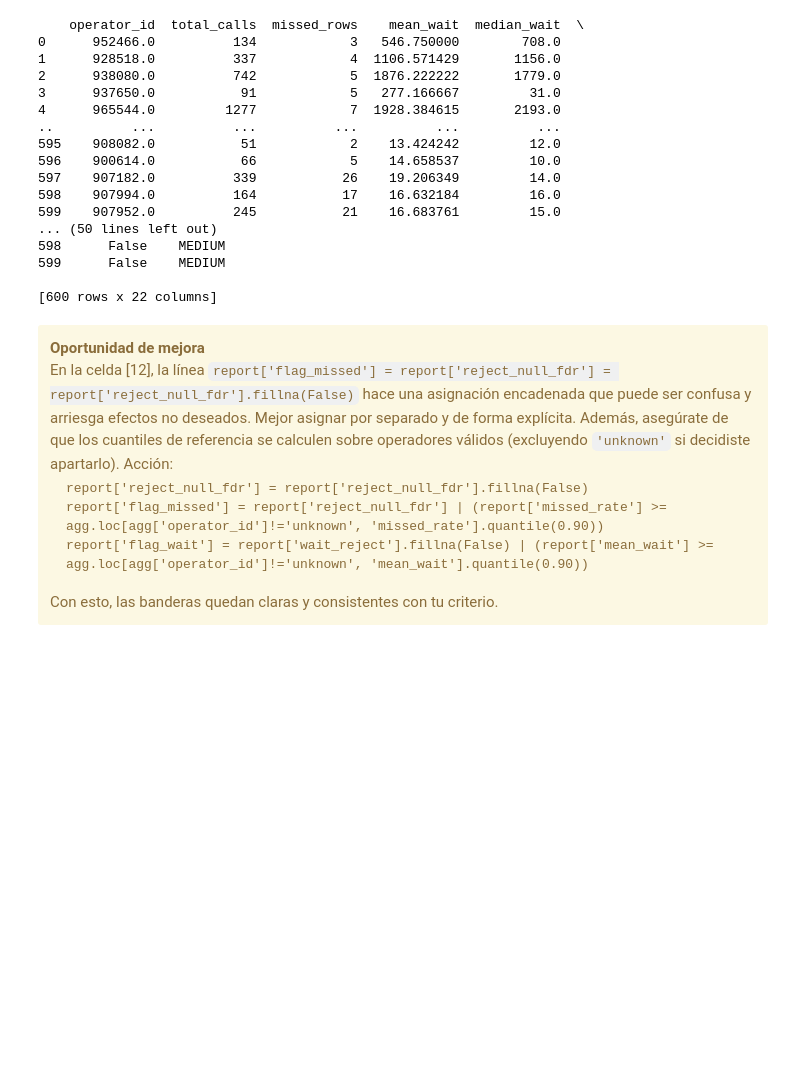
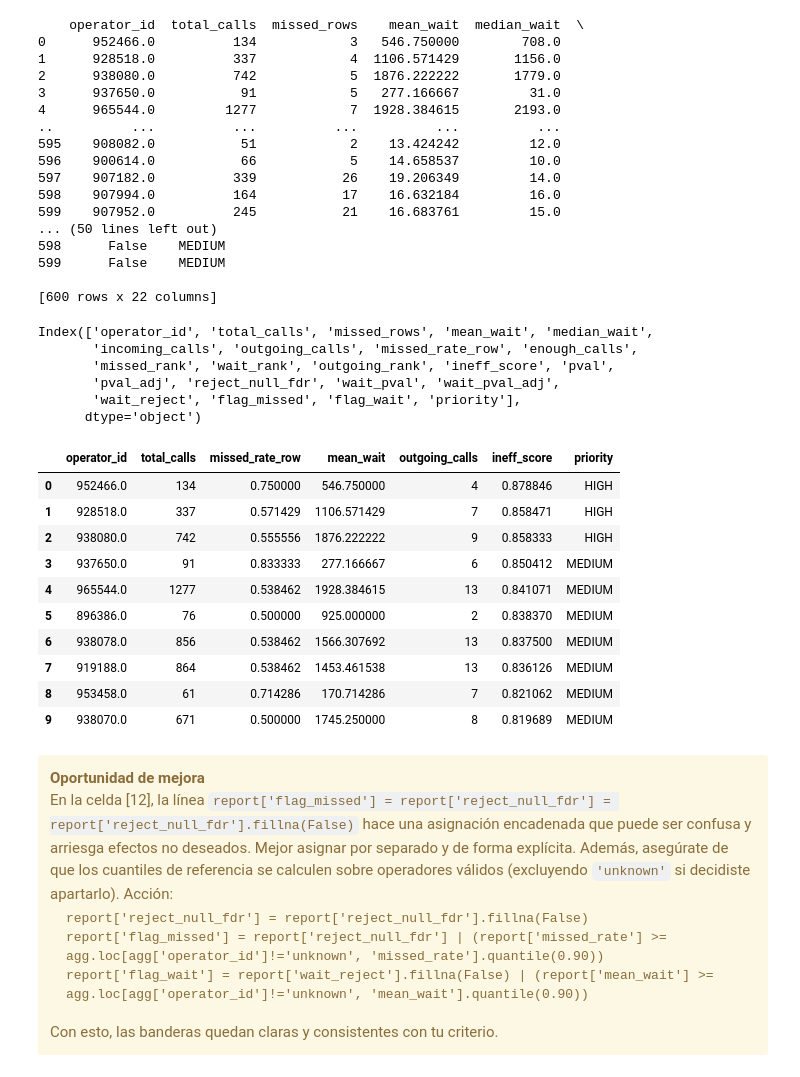
Before and after one commit to Villacas2003/operadores-ineficientes, a Jupyter notebook: sprint_14_proyecto_final_encontrar_operadores_ineficientes.ipynb, the cells around one changed output. Cells and saved outputs as stored; diff of their text form; code cells hidden in the pictures; blank space fills up the shorter version.

```diff
--- a/sprint_14_proyecto_final_encontrar_operadores_ineficientes.ipynb
+++ b/sprint_14_proyecto_final_encontrar_operadores_ineficientes.ipynb
@@ -574,6 +574,48 @@ print(report)
 599      False    MEDIUM
 
 [600 rows x 22 columns]
+# %%
+report.columns
+# %% [output]
+Index(['operator_id', 'total_calls', 'missed_rows', 'mean_wait', 'median_wait',
+       'incoming_calls', 'outgoing_calls', 'missed_rate_row', 'enough_calls',
+       'missed_rank', 'wait_rank', 'outgoing_rank', 'ineff_score', 'pval',
+       'pval_adj', 'reject_null_fdr', 'wait_pval', 'wait_pval_adj',
+       'wait_reject', 'flag_missed', 'flag_wait', 'priority'],
+      dtype='object')
+# %%
+final_cols = [
+    'operator_id',
+    'total_calls',
+    'missed_rate_row',
+    'mean_wait',
+    'outgoing_calls',
+    'ineff_score',
+    'priority'
+]
+
+final_report = report[final_cols].sort_values(
+    'ineff_score', ascending=False
+)
+
+final_report.to_csv(
+    "operators_inefficiency_report.csv",
+    index=False
+)
+
+final_report.head(10)
+# %% [output]
+|  | operator_id | total_calls | missed_rate_row | mean_wait | outgoing_calls | ineff_score | priority |
+| 0 | 952466.0 | 134 | 0.750000 | 546.750000 | 4 | 0.878846 | HIGH |
+| 1 | 928518.0 | 337 | 0.571429 | 1106.571429 | 7 | 0.858471 | HIGH |
+| 2 | 938080.0 | 742 | 0.555556 | 1876.222222 | 9 | 0.858333 | HIGH |
+| 3 | 937650.0 | 91 | 0.833333 | 277.166667 | 6 | 0.850412 | MEDIUM |
+| 4 | 965544.0 | 1277 | 0.538462 | 1928.384615 | 13 | 0.841071 | MEDIUM |
+| 5 | 896386.0 | 76 | 0.500000 | 925.000000 | 2 | 0.838370 | MEDIUM |
+| 6 | 938078.0 | 856 | 0.538462 | 1566.307692 | 13 | 0.837500 | MEDIUM |
+| 7 | 919188.0 | 864 | 0.538462 | 1453.461538 | 13 | 0.836126 | MEDIUM |
+| 8 | 953458.0 | 61 | 0.714286 | 170.714286 | 7 | 0.821062 | MEDIUM |
+| 9 | 938070.0 | 671 | 0.500000 | 1745.250000 | 8 | 0.819689 | MEDIUM |
 # %% [markdown]
 <div class="alert alert-block alert-warning">
 <b>Oportunidad de mejora</b> <a class="tocSkip"></a><br>
```
Also changed, not shown: parts of 2 cells of this notebook, 2 other files.
